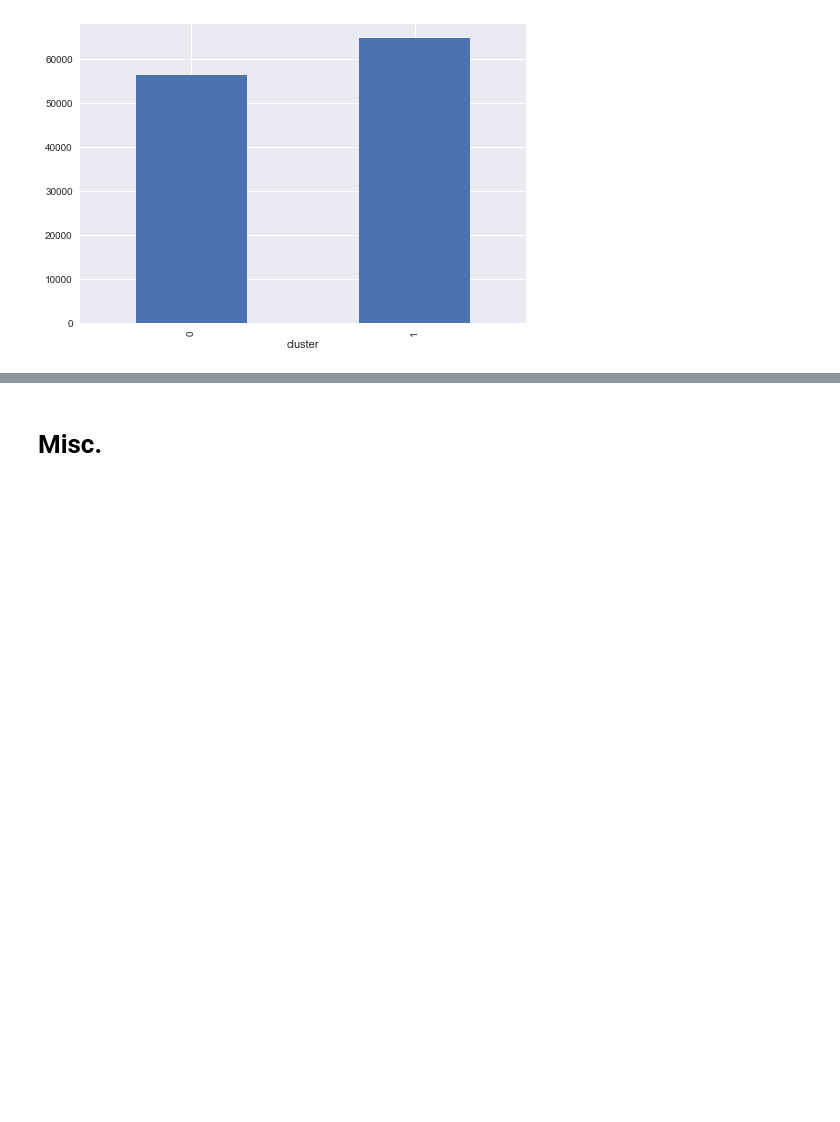
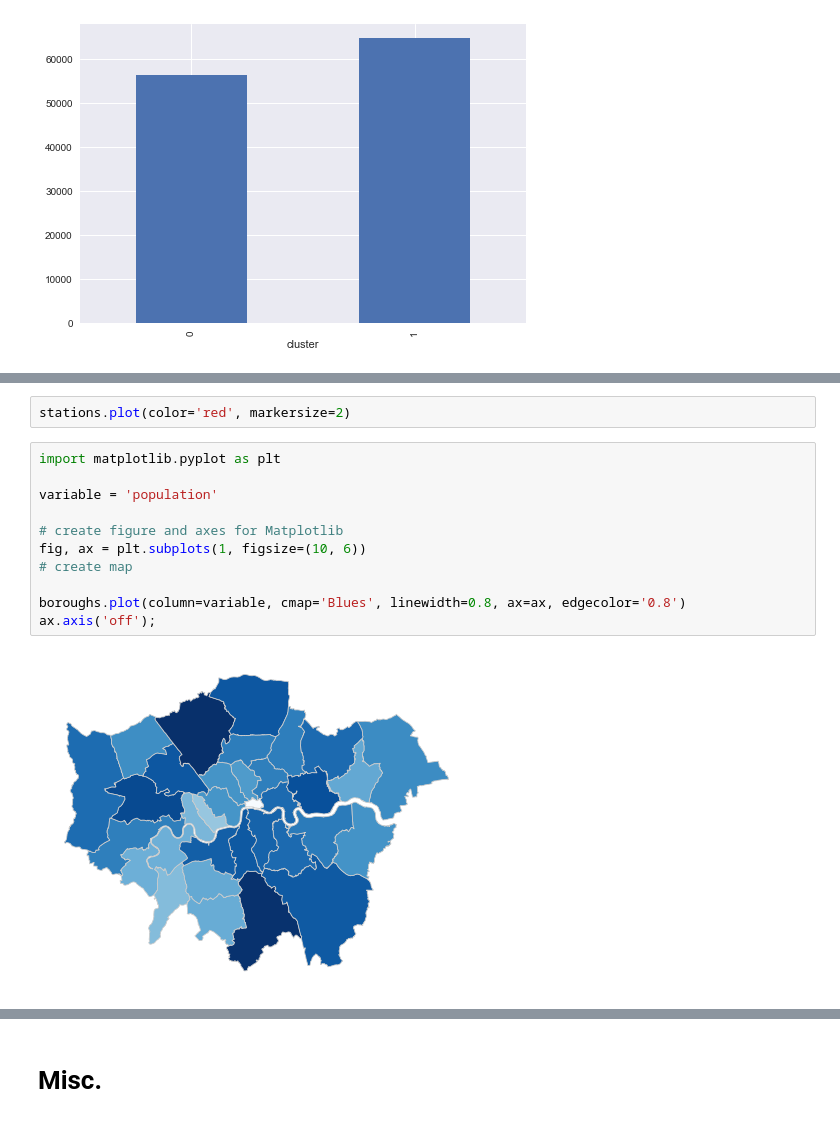
Before and after one commit to fabiangunzinger/london_cycling, a Jupyter notebook: london_cycling.ipynb, the cells around one changed output, grey strips where cells are left out. Cells and saved outputs as stored; diff of their text form; blank space fills up the shorter version.

```diff
--- a/london_cycling.ipynb
+++ b/london_cycling.ipynb
@@ -223,0 +350,15 @@ daily.groupby('cluster').mean().plot(kind='bar', legend=None);
+# %%
+stations.plot(color='red', markersize=2)
+# %%
+import matplotlib.pyplot as plt
+
+variable = 'population'
+
+# create figure and axes for Matplotlib
+fig, ax = plt.subplots(1, figsize=(10, 6))
+# create map
+
+boroughs.plot(column=variable, cmap='Blues', linewidth=0.8, ax=ax, edgecolor='0.8')
+ax.axis('off');
+# %% [output]
+[figure, added]
```
Also changed, not shown: parts of 17 cells of this notebook, 1 other file.
